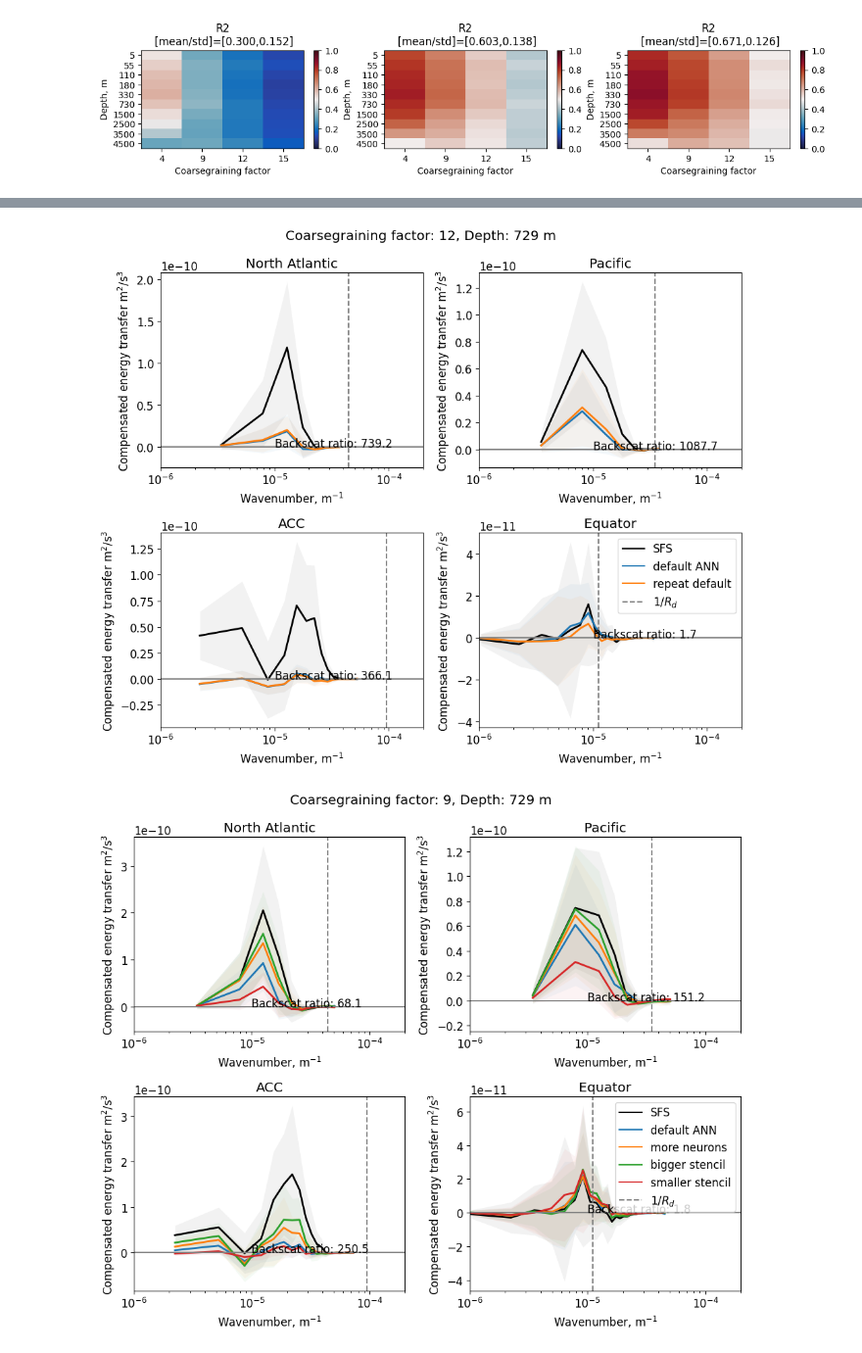
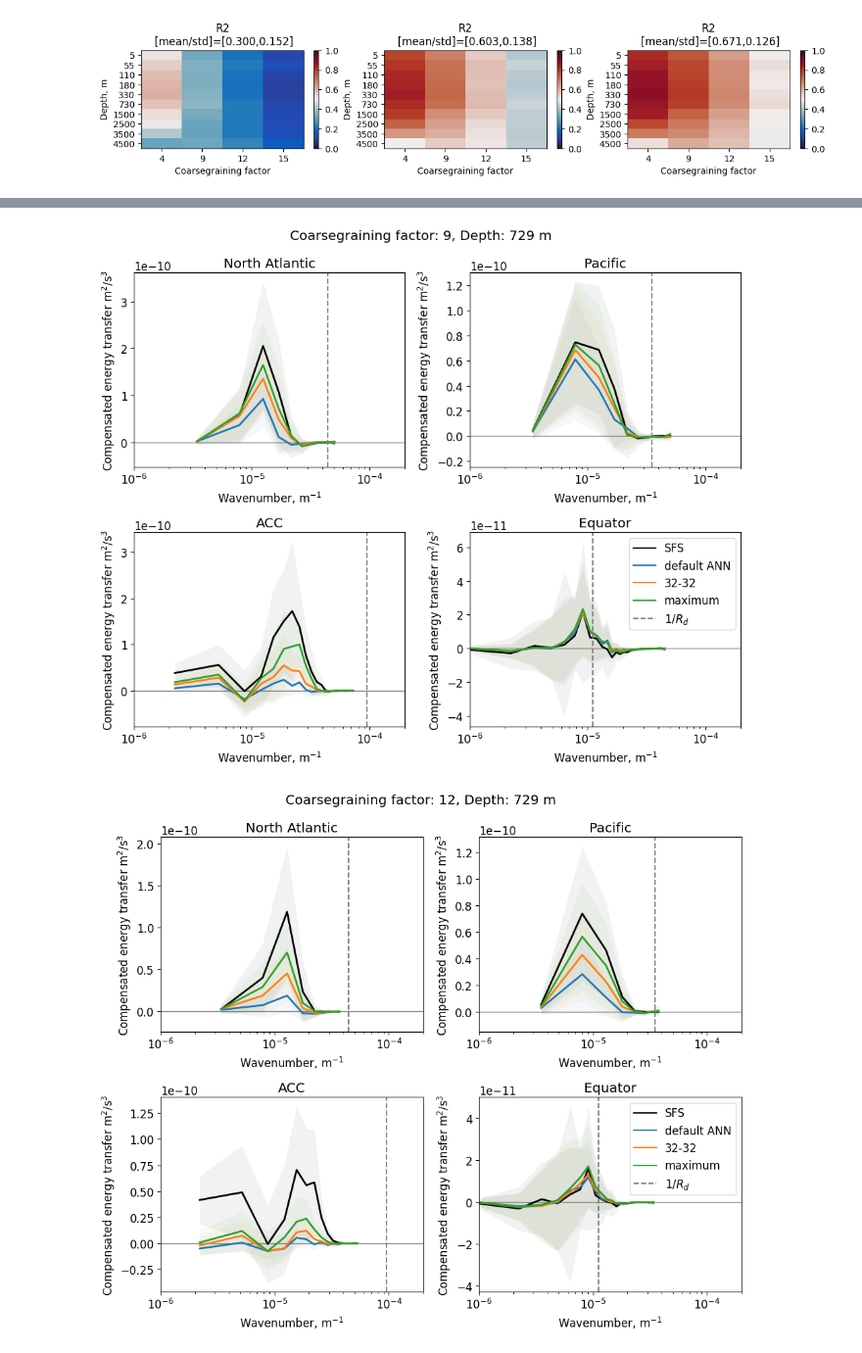
Before and after one commit to m2lines/Analysis-of-global-ocean-simulations-OM4, a Jupyter notebook: simple_notebooks/Offline.ipynb, the cells around one changed output, grey strips where cells are left out. Shown at 98% size. Drawn from its saved outputs; the diff is of its cells as text; code cells hidden in the pictures.

```diff
--- a/simple_notebooks/Offline.ipynb
+++ b/simple_notebooks/Offline.ipynb
@@ -33,0 +68,4 @@ def read_skill(exp='EXP0', factors=[4,9,12,15]):
+# %%
+logger_max = xr.open_dataset('/scratch/pp2681/mom6/CM26_ML_models/ocean3d/subfilter/FGR3/Collocated-NN-params/hdn-128-128-128/model/logger.nc')
+logger_def = xr.open_dataset('/scratch/pp2681/mom6/CM26_ML_models/ocean3d/subfilter/FGR3/EXP1/model/logger.nc')
+logger_def2 = xr.open_dataset('/scratch/pp2681/mom6/CM26_ML_models/ocean3d/subfilter/FGR3/EXP2/model/logger.nc')
@@ -102,11 +215,11 @@ def plot_transfer_4_regions(exps=[],zl=5,factor=4,labels=[]):
         plot_transfer(exp[factor].transfer_ZB_NA,'freq_r_NA',zl=zl,color=color)
     plt.ylabel('Compensated energy transfer m$^2$/s$^3$')
     plt.title('North Atlantic')
-    plt.axhline(y=0,color='gray')
+    plt.axhline(y=0,color='gray', zorder=-1, lw=1)
     plt.xlabel('Wavenumber, m$^{-1}$')
     plt.axvline(x=1/(22.6e+3), color='tab:gray', ls='--')
     plt.xlim([1e-6,2e-4])
-    plt.text(1e-5, 0, 'Backscat ratio: %.1f' % float(ratio))
+    #plt.text(1e-5, 0, 'Backscat ratio: %.1f' % float(ratio))
 
     plt.subplot(2,2,2)
     ratio=plot_transfer(exps[0][factor].transfer_Pacific,'freq_r_Pacific',color='k',zl=zl)
@@ -114,11 +227,11 @@ def plot_transfer_4_regions(exps=[],zl=5,factor=4,labels=[]):
         plot_transfer(exp[factor].transfer_ZB_Pacific,'freq_r_Pacific',zl=zl,color=color)
     plt.ylabel('Compensated energy transfer m$^2$/s$^3$')
     plt.title('Pacific')
-    plt.axhline(y=0,color='gray')
+    plt.axhline(y=0,color='gray', zorder=-1, lw=1)
     plt.xlabel('Wavenumber, m$^{-1}$')
     plt.axvline(x=1/(28.5e+3), color='tab:gray', ls='--')
     plt.xlim([1e-6,2e-4])
-    plt.text(1e-5, 0, 'Backscat ratio: %.1f' % float(ratio))
+    #plt.text(1e-5, 0, 'Backscat ratio: %.1f' % float(ratio))
 
     plt.subplot(2,2,3)
     ratio=plot_transfer(exps[0][factor].transfer_ACC,'freq_r_ACC',color='k',zl=zl)
@@ -126,11 +239,11 @@ def plot_transfer_4_regions(exps=[],zl=5,factor=4,labels=[]):
         plot_transfer(exp[factor].transfer_ZB_ACC,'freq_r_ACC',zl=zl,color=color)
     plt.ylabel('Compensated energy transfer m$^2$/s$^3$')
     plt.title('ACC')
-    plt.axhline(y=0,color='gray')
+    plt.axhline(y=0,color='gray', zorder=-1, lw=1)
     plt.xlabel('Wavenumber, m$^{-1}$')
     plt.axvline(x=1/(10.5e+3), color='tab:gray',ls='--')
     plt.xlim([1e-6,2e-4])
-    plt.text(1e-5, 0, 'Backscat ratio: %.1f' % float(ratio))
+    #plt.text(1e-5, 0, 'Backscat ratio: %.1f' % float(ratio))
 
     plt.subplot(2,2,4)
     ratio=plot_transfer(exps[0][factor].transfer_Equator,'freq_r_Equator',color='k',zl=zl)
@@ -138,12 +251,12 @@ def plot_transfer_4_regions(exps=[],zl=5,factor=4,labels=[]):
         plot_transfer(exp[factor].transfer_ZB_Equator,'freq_r_Equator',zl=zl,color=color)
     plt.ylabel('Compensated energy transfer m$^2$/s$^3$')
     plt.title('Equator')
-    plt.axhline(y=0,color='gray')
+    plt.axhline(y=0,color='gray', zorder=-1, lw=1)
     plt.xlabel('Wavenumber, m$^{-1}$')
     plt.tight_layout()
     plt.axvline(x=1/(89.9e+3), color='tab:gray',ls='--')
     plt.xlim([1e-6,2e-4])
-    plt.text(1e-5, 0, 'Backscat ratio: %.1f' % float(ratio))
+    #plt.text(1e-5, 0, 'Backscat ratio: %.1f' % float(ratio))
 
     plt.plot(np.nan,np.nan,color='k',label='SFS')
     for label, color in zip(labels,colors):
@@ -158,3 +289,5 @@ repeat = read_skill('subfilter/FGR3/EXP2')
+# %%
+maximum = read_skill('subfilter/FGR3/Collocated-NN-params/hdn-128-128-128')
 # %%
 more_neurons = read_skill('subfilter/FGR3/EXP-32-32/repeat')
 # %%
@@ -168,8 +301,8 @@ plot_transfer_4_regions(exps=[default, repeat],zl=5,factor=4,labels=['default AN
 # %%
-plot_transfer_4_regions(exps=[default, repeat],zl=5,factor=12,labels=['default ANN', 'repeat default'])
+plot_transfer_4_regions(exps=[default, more_neurons, maximum],zl=5,factor=9,labels=['default ANN', '32-32', 'maximum'])
 # %% [output]
-[figure, old version]
+[figure, new version]
 # %%
-plot_transfer_4_regions(exps=[default, more_neurons, bigger_stencil, smaller_stencil],zl=5,factor=9,labels=['default ANN', 'more neurons', 'bigger stencil', 'smaller stencil'])
+plot_transfer_4_regions(exps=[default, more_neurons, maximum],zl=5,factor=12,labels=['default ANN', '32-32', 'maximum'])
 # %% [output]
-[figure, old version]
+[figure, new version]
```
Also changed, not shown: parts of 21 cells of this notebook, 34 other files.
